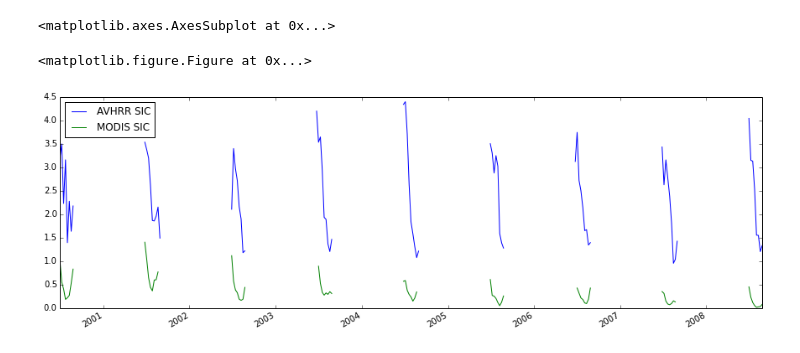
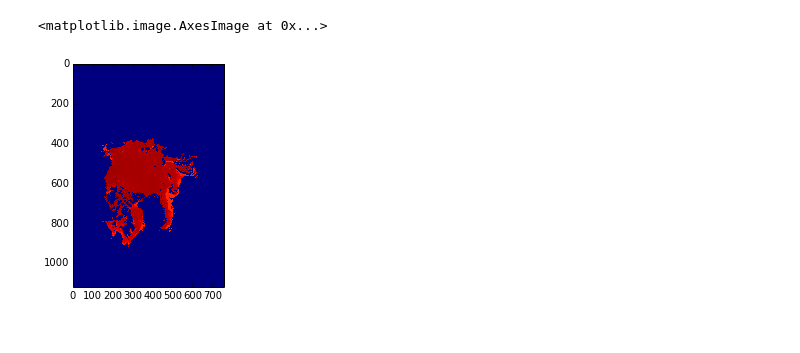
Before and after one commit to metno/icearc-avhrr-sic-old, a Jupyter notebook: notebooks/modis_analysis.ipynb, the cells around one changed output. Cells and saved outputs as stored; diff of their text form; code cells hidden in the pictures.

```diff
--- a/notebooks/modis_analysis.ipynb
+++ b/notebooks/modis_analysis.ipynb
@@ -51,22 +14,21 @@ plot(am)
-# %%
-plt.figure(figsize=(15,5))
-atd = pd.Series([ pd.Timedelta(seconds=i) for i in avhrr_time ])
-atseries = atd + pd.Timestamp('19700101')
-mask = (atseries.dt.year>1999) * ((atseries.dt.month>6) * (atseries.dt.month <9 ))
-# mask = ((atseries.dt.month>6)) * (atseries.dt.year>1999) # * (atseries.dt.month !=9 ))
-adf = pd.DataFrame(data={'AVHRR SIC': am[atseries.index[mask]]}, index=atseries[mask])
-adf_8d = adf.resample('8D')
-diff = adf_8d.join(modis_df8d, how='outer')
-d = diff.resample('8D').rolling(window=1, min_periods=1).mean()
-# adf_8d.plot(figsize=(15,5))
-# diff.plot()
-# adf_8d
-# modis_df8d
-d.plot(figsize=(15,5))
-
-
-#masked_atseries.plot()
-# %% [output]
-<matplotlib.axes.AxesSubplot at 0x...>
-<matplotlib.figure.Figure at 0x...>
-[figure, removed]
+# %%
+# Load AVHRR data
+# Don't load the ice concentration data just yet, will load a subset later
+avhrr_fh = nc.Dataset("/lustre/storeB/users/mikhaili/icearc-avhrr-sic/data/stats-10k-selected/out.nc")
+avhrr_timestamps = avhrr_fh.variables['time'][:]
+osisaf_file = nc.Dataset("/lustre/storeB/users/mikhaili/icearc-avhrr-sic/data/osisaf_iceconc_daily.nc")
+avhrr_lats = osisaf_file.variables['lat'][:]
+avhrr_lats = osisaf_file.variables['lon'][:]
+# %%
+extent_mask = np.load("/lustre/storeB/users/mikhaili/icearc-avhrr-sic/codeshop/compute_sic/resources/extent_mask_10k.npz")['extent_mask']
+# %%
+# config
+earliest_month = 5
+latest_month = 8
+earliest_year = 2001
+latest_year = 2008
+
+iceconc_lowlim = 90
+iceconc_highlim = 100
+
+max_latitude = 78
@@ -72,0 +49,21 @@ d.plot(figsize=(15,5))
+# %%
+# Parse dates and derive time mask
+# Then load subset of ice concentration data
+
+avhrr_timedelta = pd.Series([pd.Timedelta(seconds=i) for i in avhrr_timestamps[:]])
+avhrr_timeindex = avhrr_timedelta + pd.Timestamp('19700101')
+avhrr_timemask = (avhrr_timeindex.dt.month>=earliest_month) * \
+                    (avhrr_timeindex.dt.month <= latest_month ) * \
+                    (avhrr_timeindex.dt.year <= latest_year) * \
+                    (avhrr_timeindex.dt.year >= earliest_year )
+
+avhrr_mask_indices = avhrr_timeindex[avhrr_timemask].index
+
+avhrr_timestamps_ma = avhrr_timeindex[avhrr_mask_indices]
+avhrr_iceconc_ma = avhrr_fh.variables['ice_conc'][avhrr_mask_indices]
+avhrr_iceconc_ma = np.ma.array(avhrr_iceconc_ma, mask = avhrr_iceconc_ma.mask + (avhrr_iceconc_ma == 200)+ (extent_mask == False))
+avhrr_iceconc_ma_data = np.where(avhrr_iceconc_ma.mask==True, -999, avhrr_iceconc_ma.data)
+imshow(avhrr_iceconc_ma_data[2,:,:])
+# %% [output]
+<matplotlib.image.AxesImage at 0x...>
+[figure, added]
```
Also changed, not shown: parts of 15 cells of this notebook, 8 other files.
